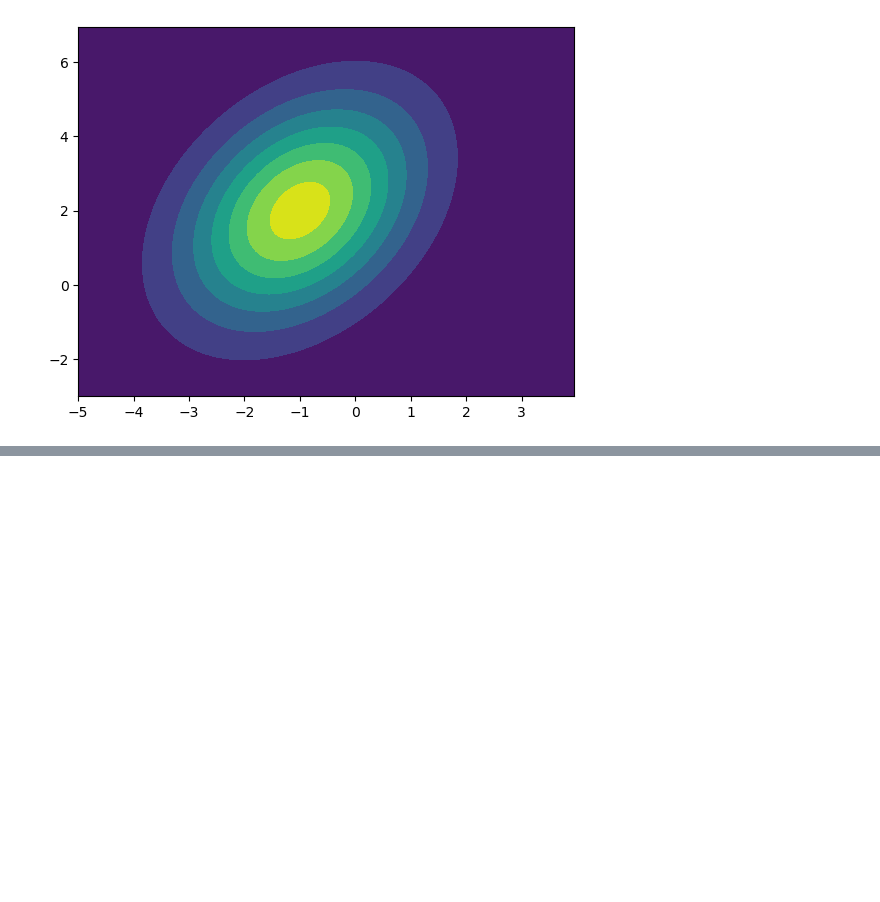
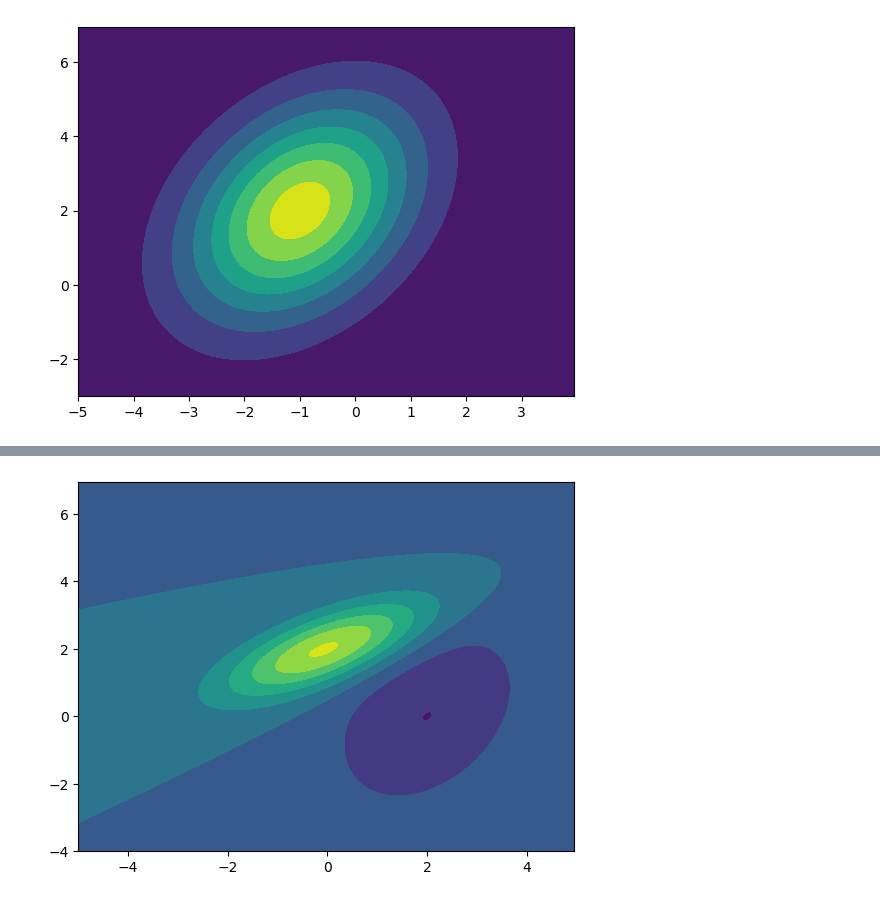
Before and after one commit to AmandaYao00/cs189_hw3, a Jupyter notebook: hw3-2023/code.ipynb, the cells around one changed output, grey strips where cells are left out. Saved outputs shown, nothing was run; the diff lists cells and outputs as text; code cells hidden in the pictures; blank space fills up the shorter version.

```diff
--- a/hw3-2023/code.ipynb
+++ b/hw3-2023/code.ipynb
@@ -44,0 +43,6 @@ plot_normal([-1,2],[[2,1],[1,4]], np.mgrid[-5:4:.05, -3:7:.05])
+# %%
+# 3.4
+
+plot_normal_dif([0,2], [2,0], [[2,1], [1,1]], [[2,1],[1,4]], np.mgrid[-5:5:.05, -4:7:.05])
+# %% [output]
+[figure, added]
```
Also changed, not shown: parts of 4 cells of this notebook.
